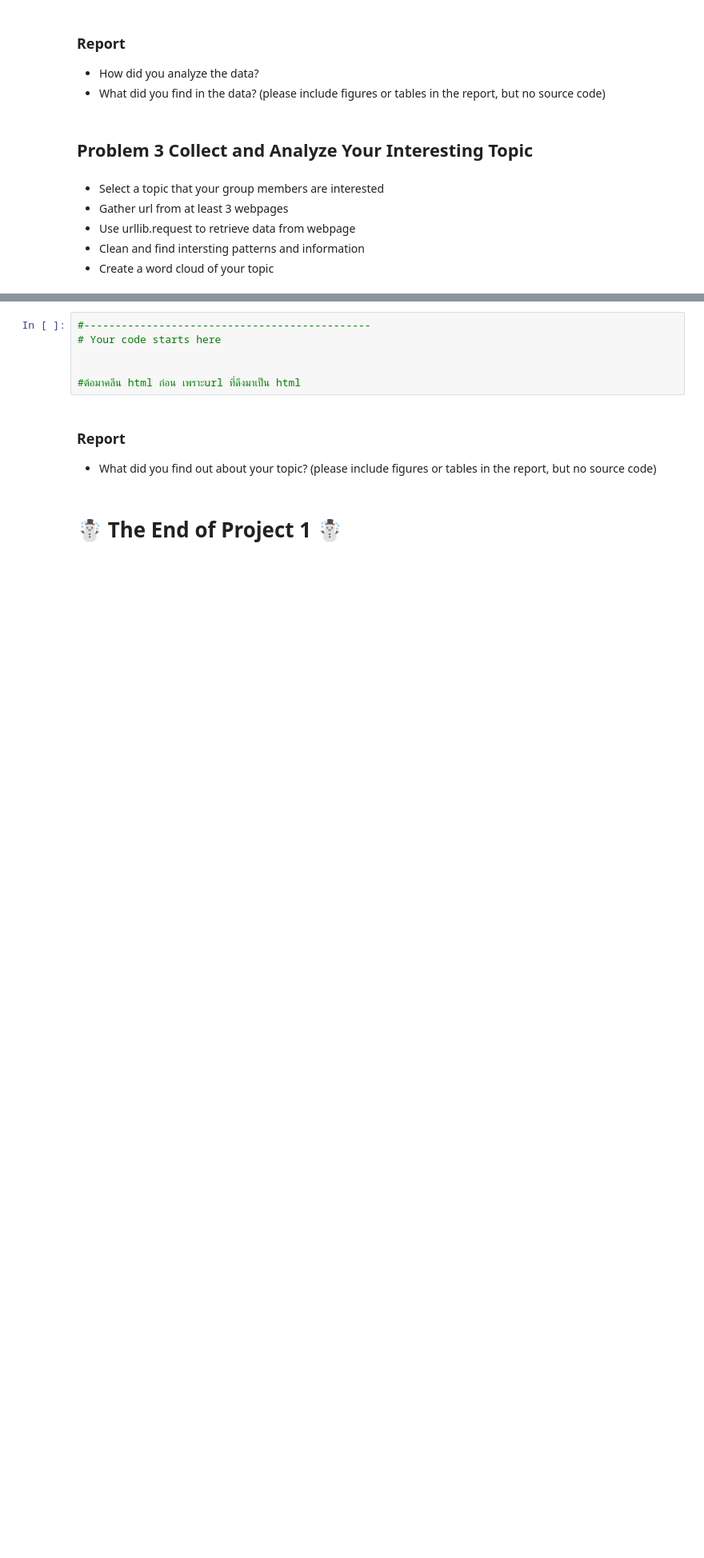
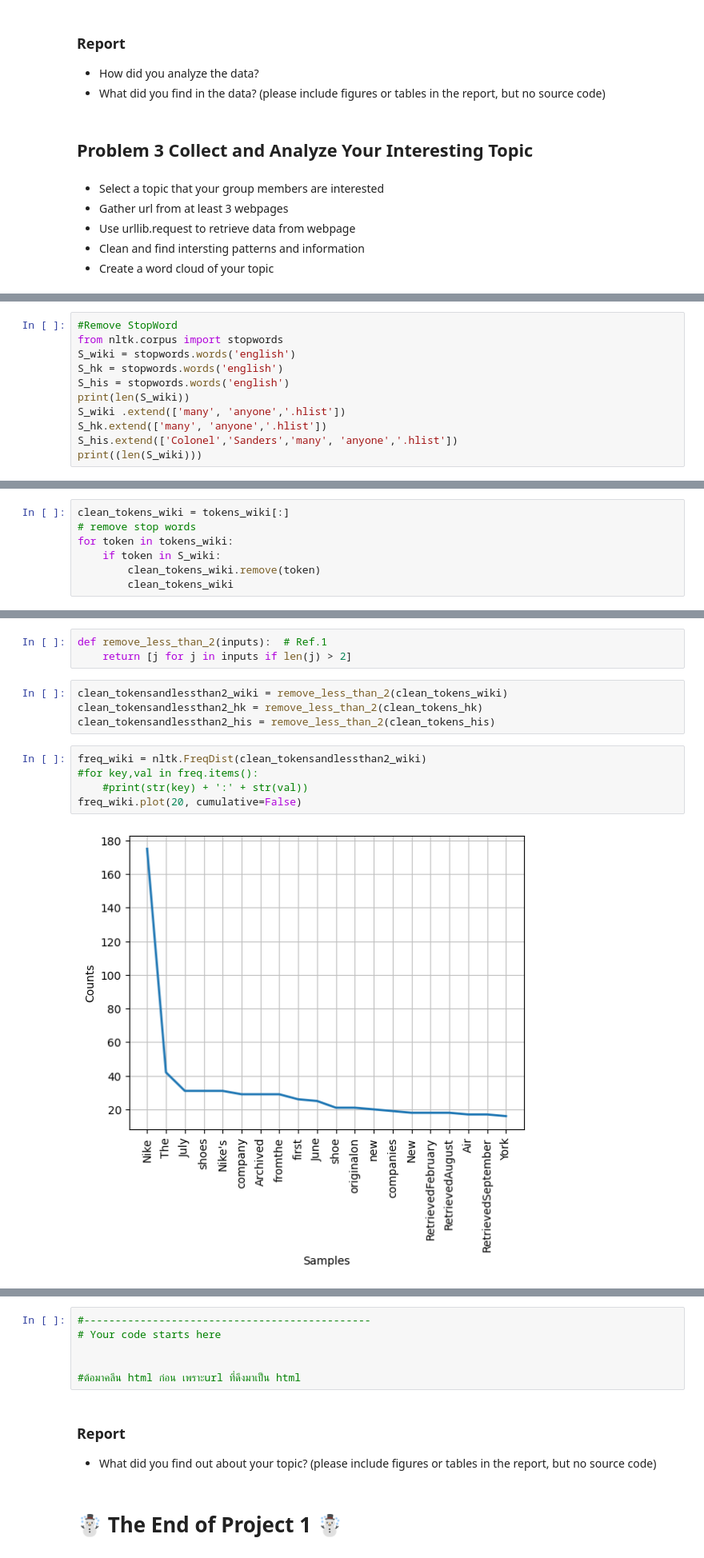
Before and after one commit to Ratchadakorn26/Data-Warehouse-and-Big-Data-Analytics-66, a Jupyter notebook: Project1_66.ipynb, the cells around one changed output, grey strips where cells are left out. Shown at 80% size. Cells and saved outputs as stored; diff of their text form; blank space fills up the shorter version.

```diff
--- a/Project1_66.ipynb
+++ b/Project1_66.ipynb
@@ -365,0 +525,11 @@ NG_tokens = [t for t in negative_reviews_combine.split()]
+# %%
+#Remove StopWord
+from nltk.corpus import stopwords
+S_wiki = stopwords.words('english')
+S_hk = stopwords.words('english')
+S_his = stopwords.words('english')
+print(len(S_wiki))
+S_wiki .extend(['many', 'anyone','.hlist'])
+S_hk.extend(['many', 'anyone','.hlist'])
+S_his.extend(['Colonel','Sanders','many', 'anyone','.hlist'])
+print((len(S_wiki)))
@@ -365,0 +539,7 @@ NG_tokens = [t for t in negative_reviews_combine.split()]
+# %%
+clean_tokens_wiki = tokens_wiki[:]
+# remove stop words
+for token in tokens_wiki:
+    if token in S_wiki:
+        clean_tokens_wiki.remove(token)
+        clean_tokens_wiki
@@ -365,0 +558,14 @@ NG_tokens = [t for t in negative_reviews_combine.split()]
+# %%
+def remove_less_than_2(inputs):  # Ref.1
+    return [j for j in inputs if len(j) > 2]
+# %%
+clean_tokensandlessthan2_wiki = remove_less_than_2(clean_tokens_wiki)
+clean_tokensandlessthan2_hk = remove_less_than_2(clean_tokens_hk)
+clean_tokensandlessthan2_his = remove_less_than_2(clean_tokens_his)
+# %%
+freq_wiki = nltk.FreqDist(clean_tokensandlessthan2_wiki)
+#for key,val in freq.items():
+    #print(str(key) + ':' + str(val))
+freq_wiki.plot(20, cumulative=False)
+# %% [output]
+[figure, added]
```
Also changed, not shown: parts of 29 cells of this notebook.
